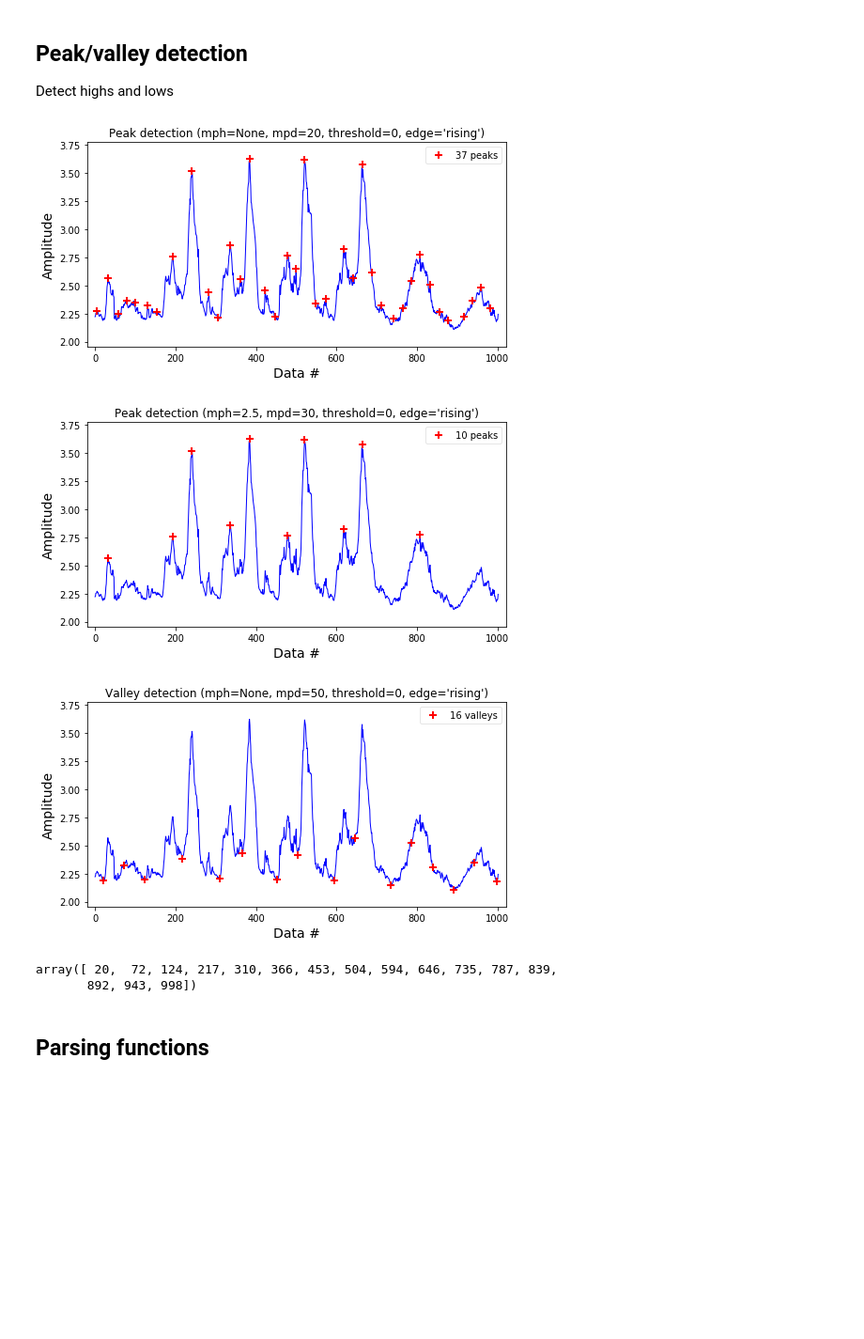
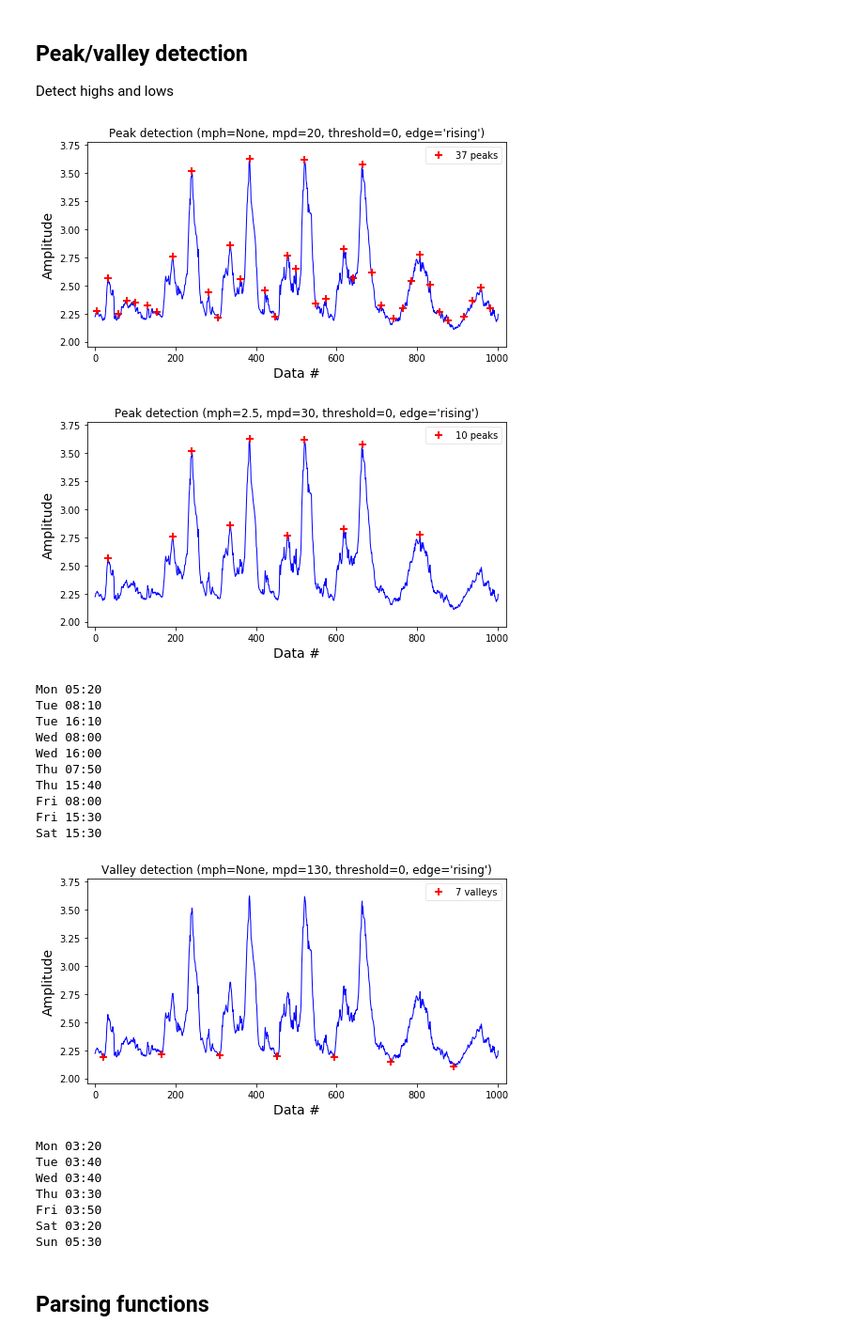
Before and after one commit to amadeuspzs/travelTime, a Jupyter notebook: analysis.ipynb, the cells around one changed output. Shown: that part at 94% size. Saved outputs shown, nothing was run; the diff lists cells and outputs as text; code cells hidden in the pictures; blank space fills up the shorter version.

Commit message:
Show best/worst times

```diff
--- a/analysis.ipynb
+++ b/analysis.ipynb
@@ -106,19 +106,41 @@ Detect highs and lows
 # %%
 from detect_peaks import detect_peaks
 
 weeks = find_weeks(date) # choose one week to work with
 times = date[weeks[0]:weeks[1]]
 durations = duration_h[weeks[0]:weeks[1]]
 
 detect_peaks(durations,mpd=20,show=True)
-detect_peaks(durations,mpd=30,mph=2.5,show=True)
-detect_peaks(durations,valley=True,mpd=50,show=True)
+indexes = detect_peaks(durations,mpd=30,mph=2.5,show=True)
+
+for index in indexes:
+    print times[index].strftime("%a %H:%M")
+
+indexes = detect_peaks(durations,valley=True,mpd=130,show=True) # pick lowest time per day
+
+for index in indexes:
+    print times[index].strftime("%a %H:%M")
 # %% [output]
 [figure]
 [figure]
+Mon 05:20
+Tue 08:10
+Tue 16:10
+Wed 08:00
+Wed 16:00
+Thu 07:50
+Thu 15:40
+Fri 08:00
+Fri 15:30
+Sat 15:30
-[figure, old version]
+[figure, new version]
-array([ 20,  72, 124, 217, 310, 366, 453, 504, 594, 646, 735, 787, 839,
-       892, 943, 998])
+Mon 03:20
+Tue 03:40
+Wed 03:40
+Thu 03:30
+Fri 03:50
+Sat 03:20
+Sun 05:30
 # %% [markdown]
 ## Parsing functions
 # %%
```
